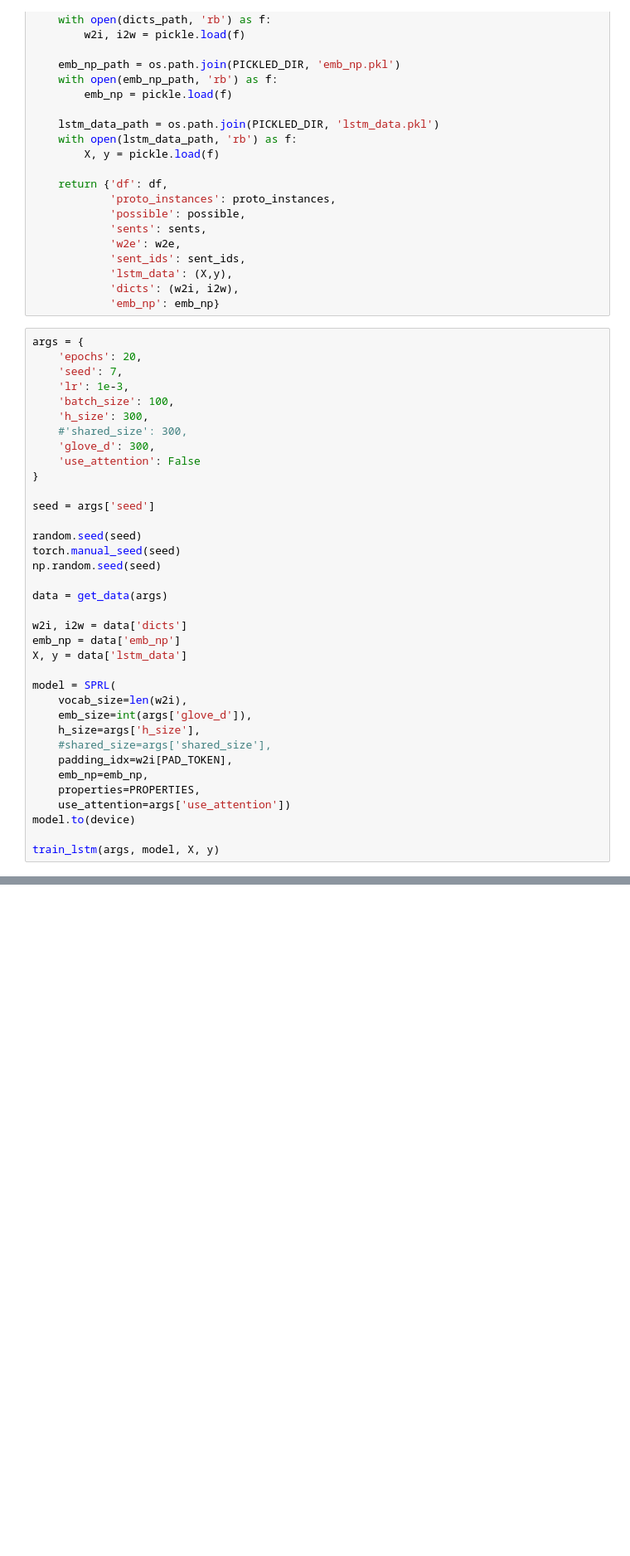
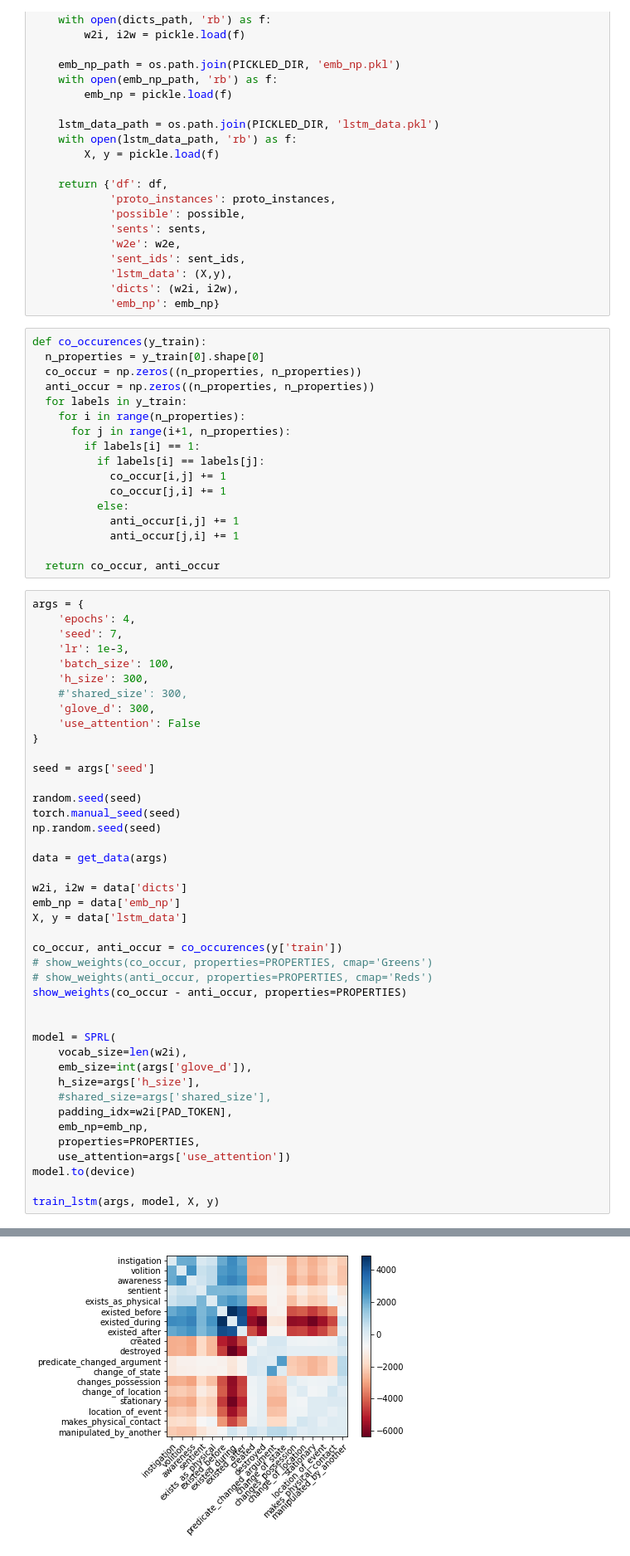
Before and after one commit to dylanfinkbeiner/cs685_finalproj, a Jupyter notebook: src/colab_test.ipynb, the cells around one changed output, grey strips where cells are left out. Shown: that part at 83% size. Saved outputs shown, nothing was run; the diff lists cells and outputs as text; blank space fills up the shorter version.

```diff
--- a/src/colab_test.ipynb
+++ b/src/colab_test.ipynb
@@ -457,9 +494,26 @@ def get_data(args):
             'lstm_data': (X,y),
             'dicts': (w2i, i2w),
             'emb_np': emb_np}
+# %%
+def co_occurences(y_train):
+  n_properties = y_train[0].shape[0]
+  co_occur = np.zeros((n_properties, n_properties))
+  anti_occur = np.zeros((n_properties, n_properties))
+  for labels in y_train:
+    for i in range(n_properties):
+      for j in range(i+1, n_properties):
+        if labels[i] == 1:
+          if labels[i] == labels[j]:
+            co_occur[i,j] += 1
+            co_occur[j,i] += 1
+          else:
+            anti_occur[i,j] += 1
+            anti_occur[j,i] += 1
+
+  return co_occur, anti_occur
 # %%
 args = {
-    'epochs': 20,
+    'epochs': 4,
     'seed': 7,
     'lr': 1e-3,
     'batch_size': 100,
@@ -481,6 +535,12 @@ w2i, i2w = data['dicts']
 emb_np = data['emb_np']
 X, y = data['lstm_data']
 
+co_occur, anti_occur = co_occurences(y['train'])
+# show_weights(co_occur, properties=PROPERTIES, cmap='Greens')
+# show_weights(anti_occur, properties=PROPERTIES, cmap='Reds')
+show_weights(co_occur - anti_occur, properties=PROPERTIES)
+
+
 model = SPRL(
     vocab_size=len(w2i),
     emb_size=int(args['glove_d']),
@@ -503,0 +562 @@ F=79.95, p=81.09, r=78.85
+[figure, added]
```
Also changed, not shown: parts of 5 cells of this notebook.
